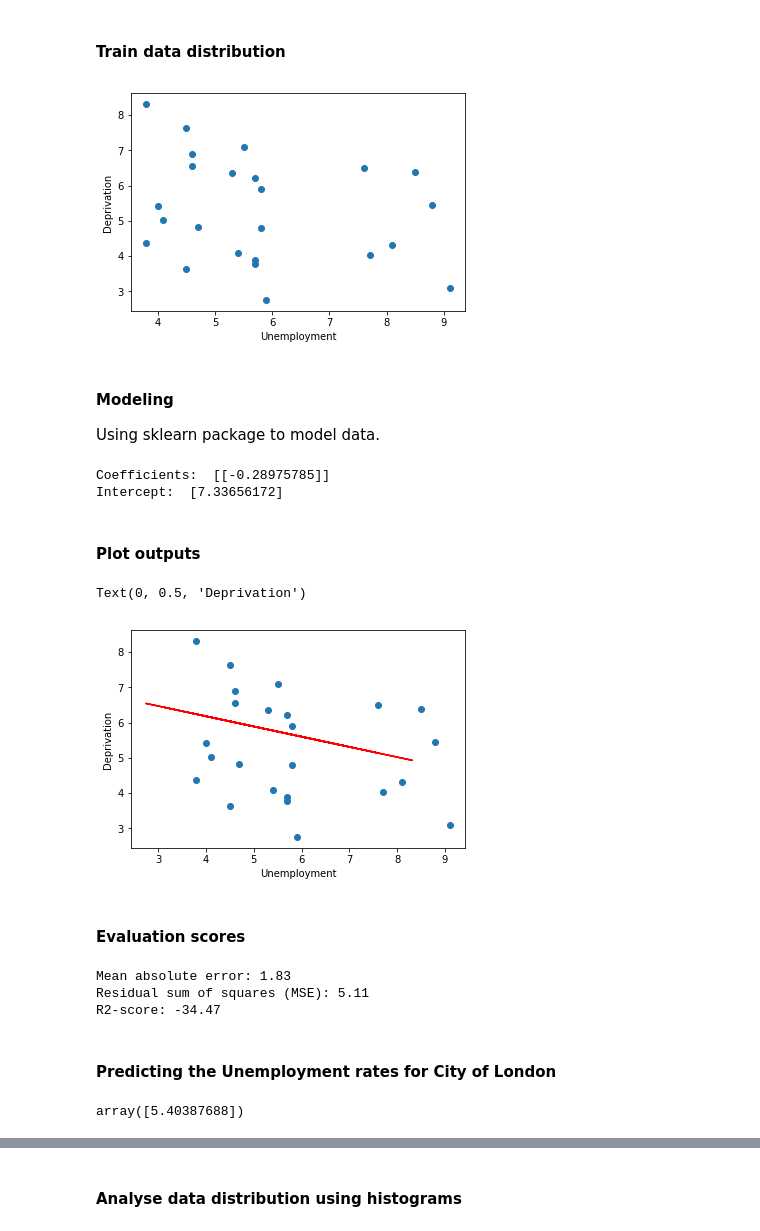
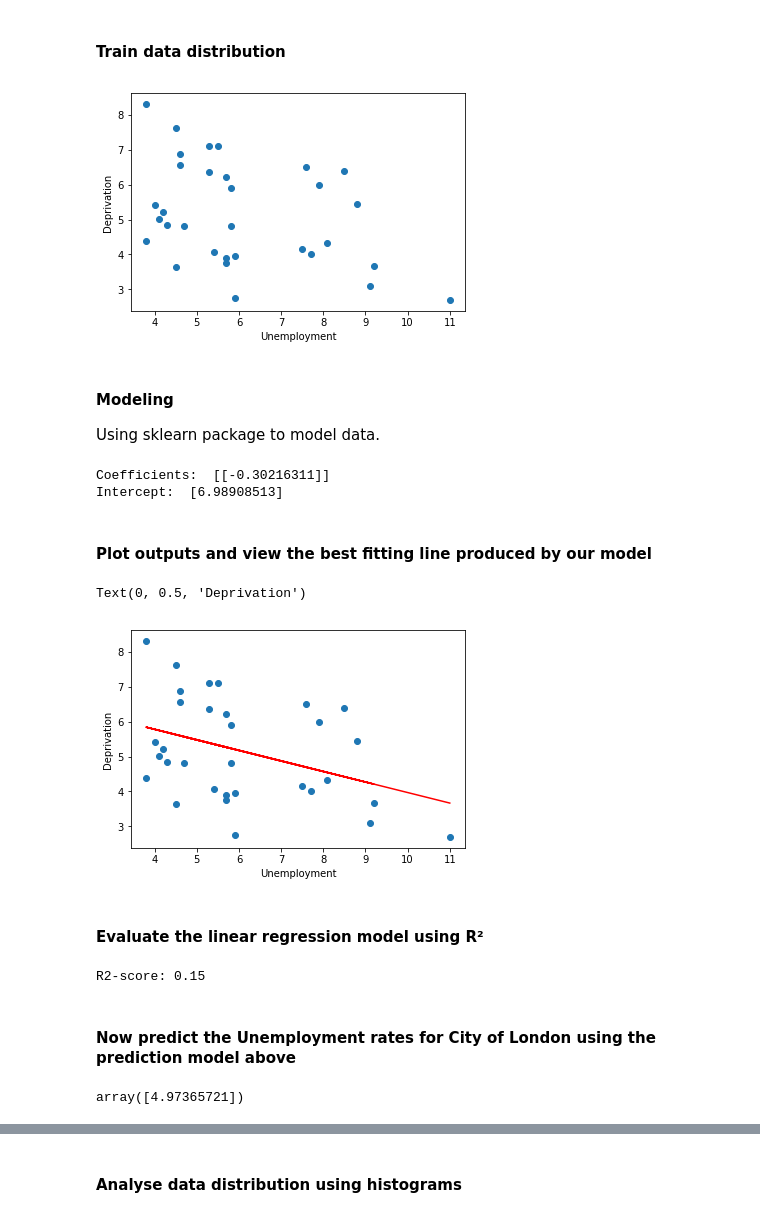
Before and after one commit to adrianturculet/Coursera_Capstone, a Jupyter notebook: The battle of the neighbourhoods .ipynb, the cells around one changed output, grey strips where cells are left out. Drawn from its saved outputs; the diff is of its cells as text; code cells hidden in the pictures.

```diff
--- a/The battle of the neighbourhoods .ipynb
+++ b/The battle of the neighbourhoods .ipynb
@@ -254,62 +250,51 @@ memory usage: 768.0 bytes
 #### Train data distribution
 # %%
 #cdf.sort_values(by=['Unemployment'], inplace=True)
-plt.scatter(train.Unemployment,train.Deprivation)
+plt.scatter(cdf.Unemployment,cdf.Deprivation)
 
 plt.xlabel("Unemployment")
 plt.ylabel("Deprivation")
 plt.show()
 # %% [output]
-[figure, old version]
+[figure, new version]
 # %% [markdown]
 #### Modeling
 Using sklearn package to model data.
 # %%
-from sklearn import linear_model
-regr = linear_model.LinearRegression()
-train_x = np.asanyarray(train[['Deprivation']])
-train_y = np.asanyarray(train[['Unemployment']])
-regr.fit (train_x, train_y)
+X = np.asanyarray(cdf[['Unemployment']])
+y = np.asanyarray(cdf[['Deprivation']])
+regr = LinearRegression()
+regr.fit (X, y)
 # The coefficients
 print ('Coefficients: ', regr.coef_)
 print ('Intercept: ',regr.intercept_)
 # %% [output]
-Coefficients:  [[-0.28975785]]
-Intercept:  [7.33656172]
+Coefficients:  [[-0.30216311]]
+Intercept:  [6.98908513]
-# %% [markdown]
-#### Plot outputs
+# %% [markdown]
+#### Plot outputs and view the best fitting line produced by our model
 # %%
-plt.scatter(train.Unemployment,train.Deprivation)
-plt.plot(train_x, regr.coef_[0][0]*train_x + regr.intercept_[0], '-r')
+y_hat = regr.predict(X)
+plt.scatter(cdf.Unemployment,cdf.Deprivation)
+plt.plot(X, y_hat, '-r')
 plt.xlabel("Unemployment")
 plt.ylabel("Deprivation")
 # %% [output]
 Text(0, 0.5, 'Deprivation')
-[figure, old version]
+[figure, new version]
-# %% [markdown]
-#### Evaluation scores
-# %%
-from sklearn.metrics import r2_score
-
-test_x = np.asanyarray(test[['Deprivation']])
-test_y = np.asanyarray(test[['Unemployment']])
-test_y_hat = regr.predict(test_x)
-
-print("Mean absolute error: %.2f" % np.mean(np.absolute(test_y_hat - test_y)))
-print("Residual sum of squares (MSE): %.2f" % np.mean((test_y_hat - test_y) ** 2))
-print("R2-score: %.2f" % r2_score(test_y_hat , test_y) )
-# %% [output]
-Mean absolute error: 1.83
-Residual sum of squares (MSE): 5.11
-R2-score: -34.47
+# %% [markdown]
+#### Evaluate the linear regression model using R²
+# %%
+print("R2-score: %.2f" % r2_score(y, y_hat))
+# %% [output]
+R2-score: 0.15
 # %% [markdown]
-#### Predicting the Unemployment rates for City of London
+#### Now predict the Unemployment rates for City of London using the prediction model above
 # %%
-test_x = np.asanyarray(df[['Deprivation']])
-test_y_hat = regr.predict(test_x)
+y_hat = regr.predict(df[['Deprivation']])
 # take the first value since we know that the first row is "City of London"
-test_y_hat[0]
+y_hat[0]
 # %% [output]
-array([5.40387688])
+array([4.97365721])
 # %%
 ##### set the Unemployment value to the predicted value above
```
Also changed, not shown: parts of 28 cells of this notebook.
